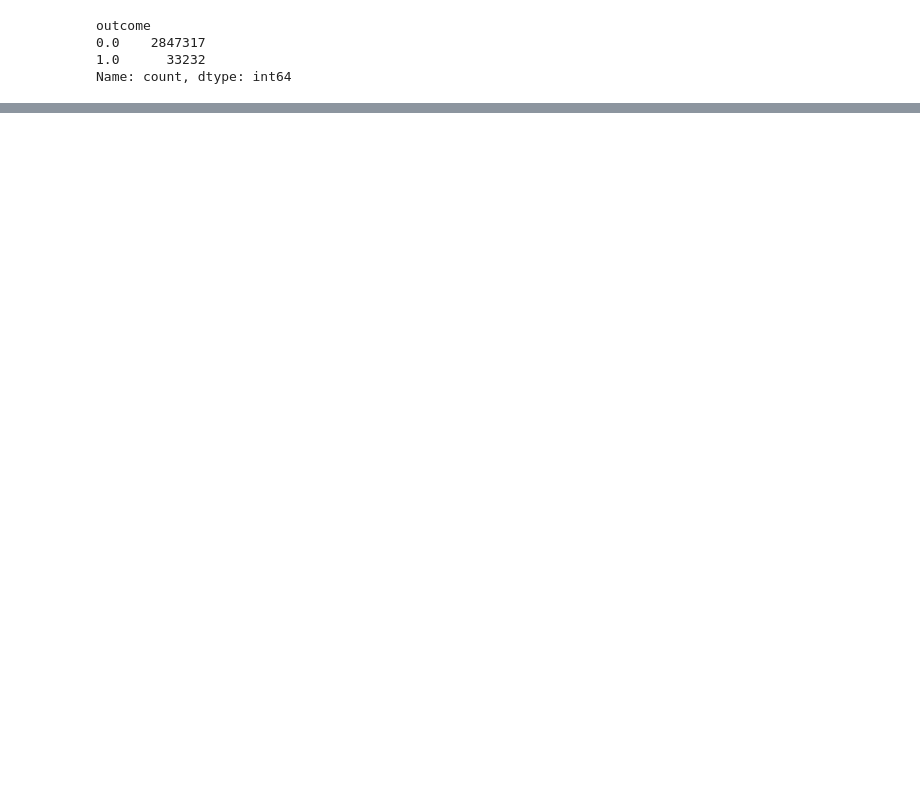
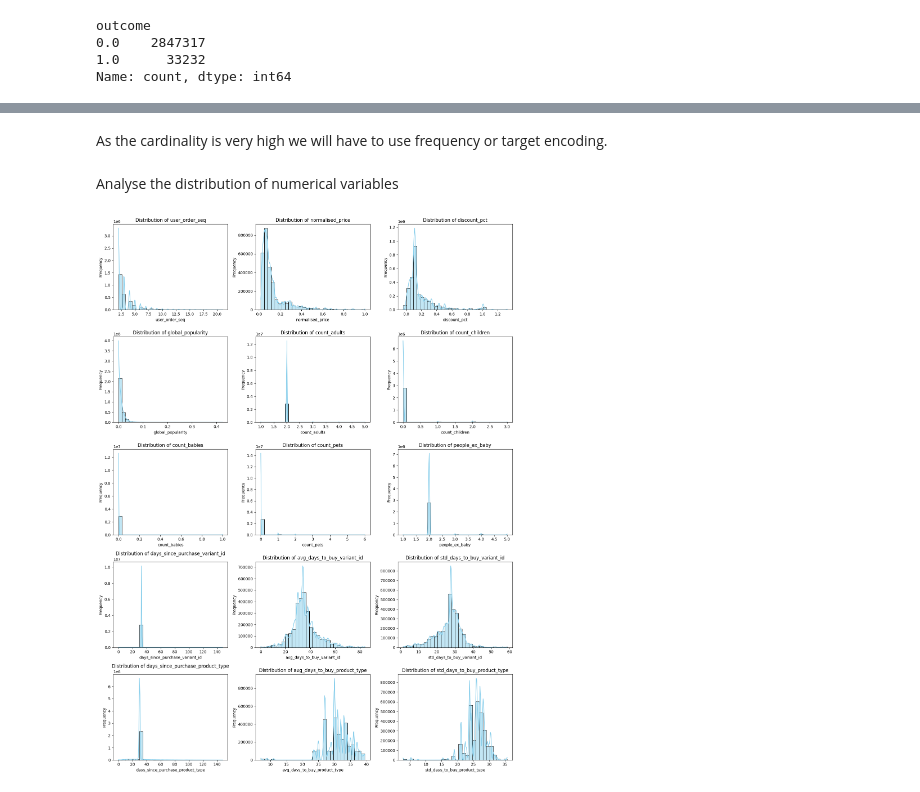
Before and after one commit to AntonioGarciaGarvi/zrive-ds, a Jupyter notebook: src/module_2/02_eda_groceries_ready_dataset.ipynb, the cells around one changed output, grey strips where cells are left out. Saved outputs shown, nothing was run; the diff lists cells and outputs as text; code cells hidden in the pictures; blank space fills up the shorter version.

```diff
--- a/src/module_2/02_eda_groceries_ready_dataset.ipynb
+++ b/src/module_2/02_eda_groceries_ready_dataset.ipynb
@@ -101,0 +97,25 @@ Mean outcome by set_as_regular value: {0.0: 0.010668992259135854, 1.0: 0.2497130
+# %% [markdown]
+As the cardinality is very high we will have to use frequency or target encoding.
+# %% [markdown]
+Analyse the distribution of numerical variables
+# %%
+import matplotlib.pyplot as plt
+import seaborn as sns
+import numpy as np
+
+cols = 3
+rows = int(np.ceil(len(numerical_cols) / cols))
+
+plt.figure(figsize=(cols * 5, rows * 4))
+
+for i, col in enumerate(numerical_cols):
+    plt.subplot(rows, cols, i + 1)
+    sns.histplot(dataset[col], kde=True, bins=30, color='skyblue')
+    plt.title(f'Distribution of {col}')
+    plt.xlabel(col)
+    plt.ylabel('Frequency')
+
+plt.tight_layout()
+plt.show()
+# %% [output]
+[figure, added]
```
Also changed, not shown: parts of 22 cells of this notebook, 6 other files.
